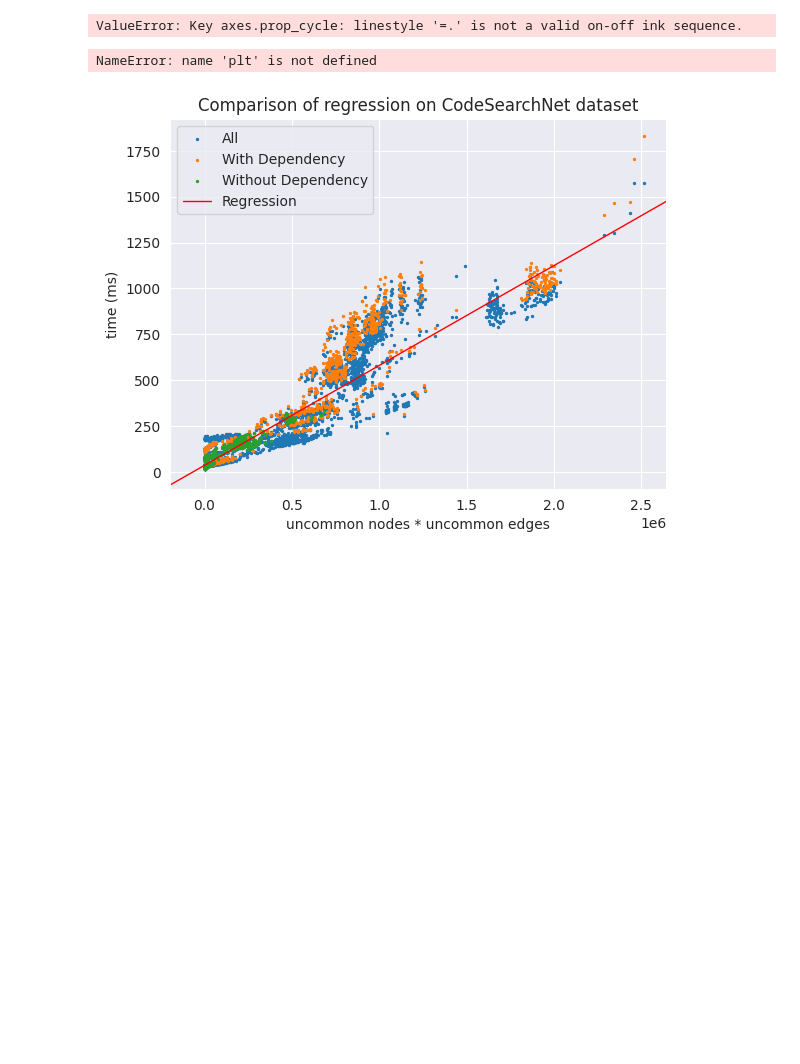
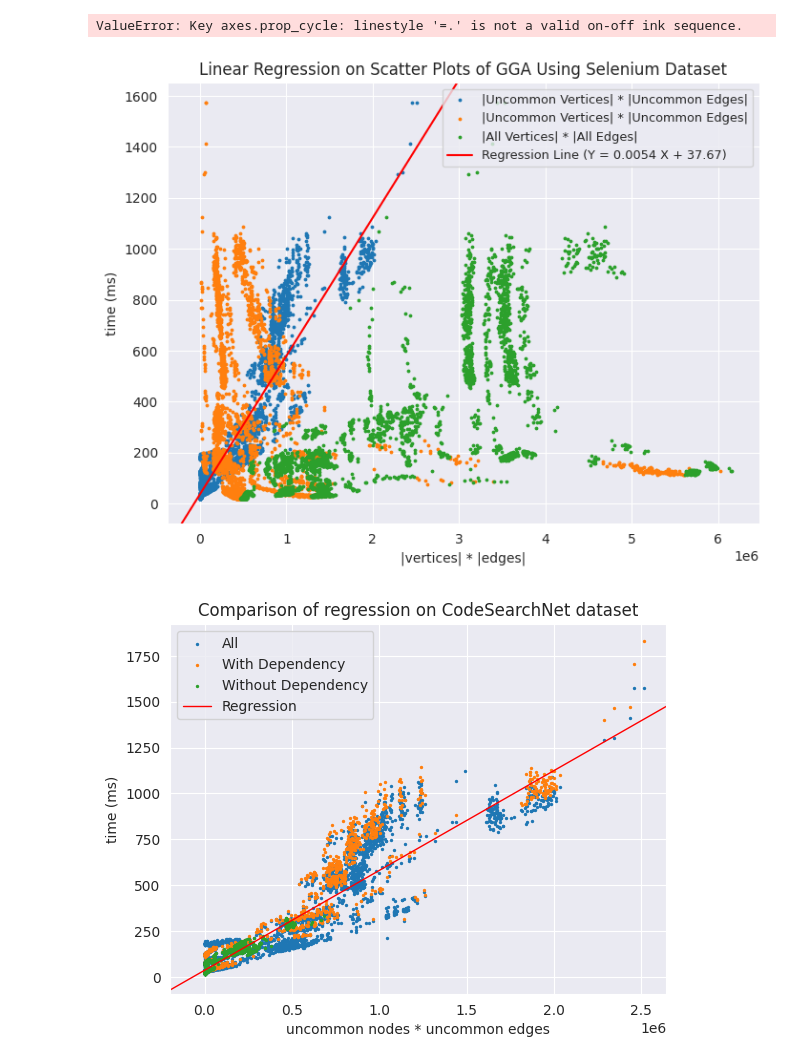
Before and after one commit to mreza-kiani/graph-generalization-algorithm, a Jupyter notebook: src/main/resources/scripts/performance/Selenium/analyzer.ipynb, the cells around one changed output. Saved outputs shown, nothing was run; the diff lists cells and outputs as text; code cells hidden in the pictures; blank space fills up the shorter version.

```diff
--- a/src/main/resources/scripts/performance/Selenium/analyzer.ipynb
+++ b/src/main/resources/scripts/performance/Selenium/analyzer.ipynb
@@ -328,25 +330,26 @@ ValueError: Key axes.prop_cycle: linestyle '=.' is not a valid on-off ink sequen
 # %%
 from pylab import cm
 # Create a scatter plot for all metrics
 plt.figure(figsize=(8, 6))
-plt.scatter(df['uncommon_nodes_X_uncommon_edges'], df['avg_time'], label='|Uncommon Vertices| * |Uncommon Edges|', s=3, c="0.15", marker='o')
+plt.scatter(df['uncommon_nodes_X_uncommon_edges'], df['avg_time'], label='|Uncommon Vertices| * |Uncommon Edges|', s=3) #, c="0.15", marker='o')
+# plt.scatter(df['common_nodes_X_common_edges'], df['avg_time'], label='|Uncommon Vertices| * |Uncommon Edges|', s=3) #, c="0.15", marker='o')
 # plt.scatter(df_with['uncommon_nodes_X_uncommon_edges'], df_with['avg_time'], label='With Dependencies(Uncommon)', s=3)
 # plt.scatter(df_without['uncommon_nodes_X_uncommon_edges'], df_without['avg_time'], label='Without Dependencies(Uncommon)', s=3)
-plt.scatter(df['nodes_X_edges'], df['avg_time'], label='|Vertices| * |Edges|', s=4.5, marker='s', c="0.42")
-plt.axline((0, 37.6718959976657), (-37.6718959976657/0.0005422200003253764, 0), linewidth=1, color='black', label='Regression Line (Y = 0.0054 X + 37.67)')
+plt.scatter(df['nodes_X_edges'], df['avg_time'], label='|All Vertices| * |All Edges|', s=3, ) #marker='s', c="0.42")
+plt.axline((0, 37.6718959976657), (-37.6718959976657/0.0005422200003253764, 0), linewidth=1.5, color='red', label='Regression Line (Y = 0.0054 X + 37.67)')
 # plt.scatter(df_with['nodes_X_edges'], df_with['avg_time'], label='With Dependencies', s=3)
 # plt.scatter(df_without['nodes_X_edges'], df_without['avg_time'], label='Without Dependencies', s=3)
 
 # Customize the plot
 plt.xlabel('|vertices| * |edges|')
 plt.ylabel('time (ms)')
-plt.title('Linear Regression on Selenium Datasets')
-plt.legend(prop={'size': 13})
+plt.title('Linear Regression on Scatter Plots of GGA Using Selenium Dataset')
+plt.legend(prop={'size': 9.3})
 
 # Display the plot
 plt.show()
 # %% [output]
-NameError: name 'plt' is not defined
+[figure, added]
 # %%
 # Create a scatter plot for all metrics
 plt.scatter(df['uncommon_nodes_X_uncommon_edges'], df['avg_time'], label='All', s=2)
```
Also changed, not shown: parts of 2 cells of this notebook, 2 other files.
